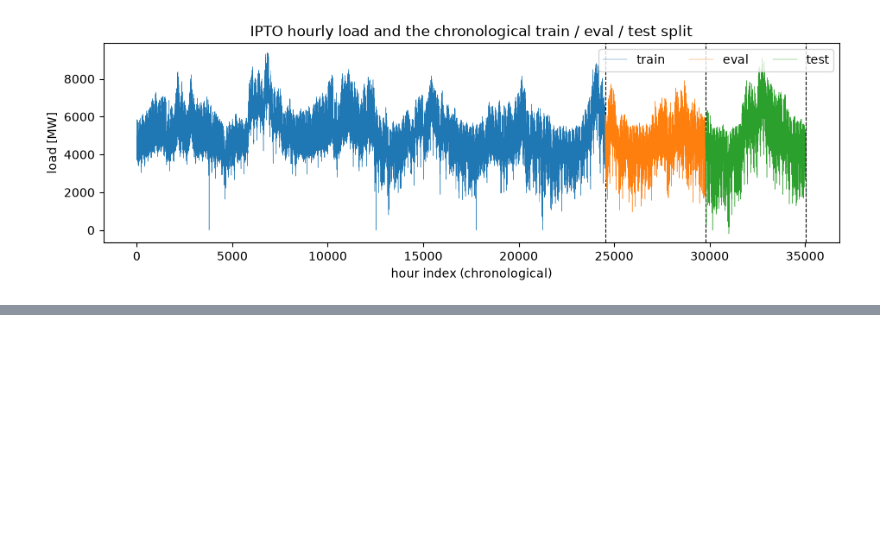
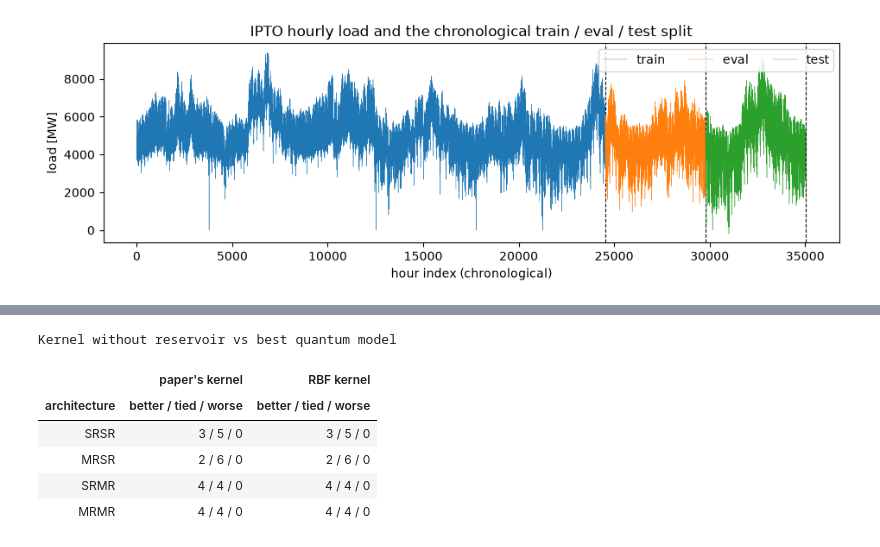
Before and after one commit to jricc/reproduced_papers, a Jupyter notebook: papers/distributed_qrc/notebook.ipynb, the cells around one changed output, grey strips where cells are left out. Saved outputs shown, nothing was run; the diff lists cells and outputs as text; code cells hidden in the pictures; blank space fills up the shorter version.

```diff
--- a/papers/distributed_qrc/notebook.ipynb
+++ b/papers/distributed_qrc/notebook.ipynb
@@ -368,0 +244,20 @@ largest difference between the two forecasts: 4e-13 (floating-point rounding)
+# %%
+rows = []
+for arch in ARCHS:
+    a = fair["architectures"][arch]
+    row = {("", "architecture"): arch.upper()}
+    for cell, name in (("raw_lags|quantum_kernel_ideal", "paper's kernel"), ("raw_lags|rbf_kernel", "RBF kernel")):
+        v = [verdict(a["per_configuration"][c][cell]["mean"], a["per_configuration"][c][cell]["std"],
+                     sel["quantum"]["test_mae"]["mean"], sel["quantum"]["test_mae"]["std"]) for c, sel in a["eval_selected"].items()]
+        row[(name, "better / tied / worse")] = counts(v)
+    rows.append(row)
+df = pd.DataFrame(rows); df.columns = pd.MultiIndex.from_tuples(df.columns)  # two header rows: kernel, then counts
+display(df.style.hide(axis="index").set_caption("Kernel without reservoir vs best quantum model"))
+# %% [output]
+Kernel without reservoir vs best quantum model
+|  | paper's kernel | RBF kernel |
+| architecture | better / tied / worse | better / tied / worse |
+| SRSR | 3 / 5 / 0 | 3 / 5 / 0 |
+| MRSR | 2 / 6 / 0 | 2 / 6 / 0 |
+| SRMR | 4 / 4 / 0 | 4 / 4 / 0 |
+| MRMR | 4 / 4 / 0 | 4 / 4 / 0 |
```
Also changed, not shown: parts of 44 cells of this notebook, 53 other files.
